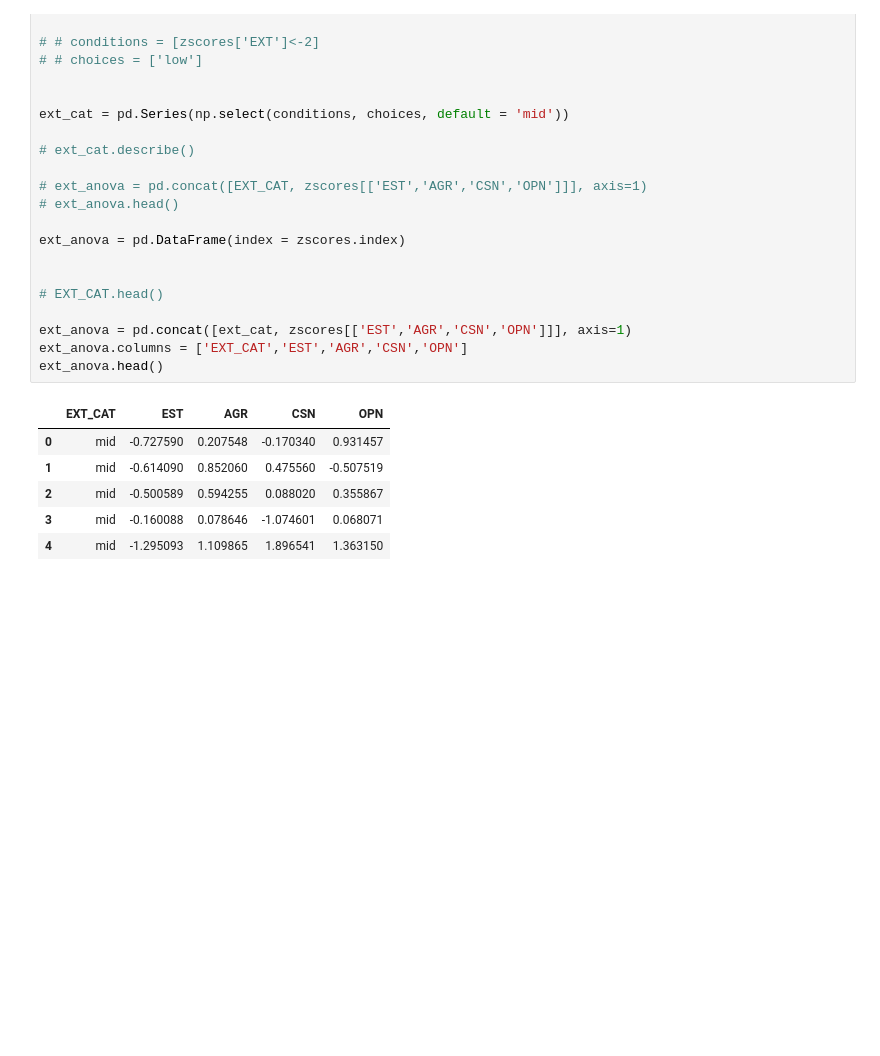
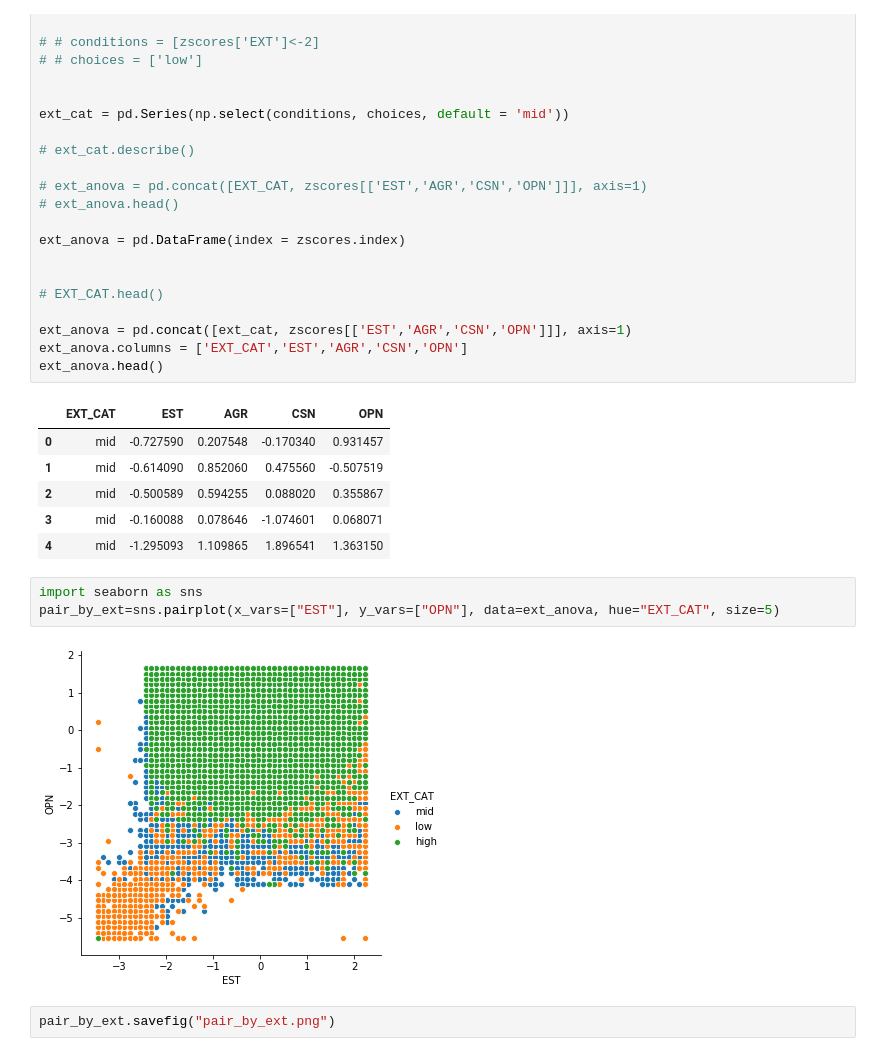
Before and after one commit to adi-ar/BigFiveTraits_EDA, a Jupyter notebook: EDA.ipynb, the cells around one changed output. Cells and saved outputs as stored; diff of their text form; blank space fills up the shorter version.

Commit message:
Added scatterplot to README.md; code cleanup

```diff
--- a/EDA.ipynb
+++ b/EDA.ipynb
@@ -219,6 +219,13 @@ ext_anova.head()
 | 2 | mid | -0.500589 | 0.594255 | 0.088020 | 0.355867 |
 | 3 | mid | -0.160088 | 0.078646 | -1.074601 | 0.068071 |
 | 4 | mid | -1.295093 | 1.109865 | 1.896541 | 1.363150 |
+# %%
+import seaborn as sns
+pair_by_ext=sns.pairplot(x_vars=["EST"], y_vars=["OPN"], data=ext_anova, hue="EXT_CAT", size=5)
+# %% [output]
+[figure, added]
+# %%
+pair_by_ext.savefig("pair_by_ext.png")
 # %%
 from statsmodels.formula.api import ols
 
```
Also changed, not shown: parts of 2 cells of this notebook, 3 other files.
